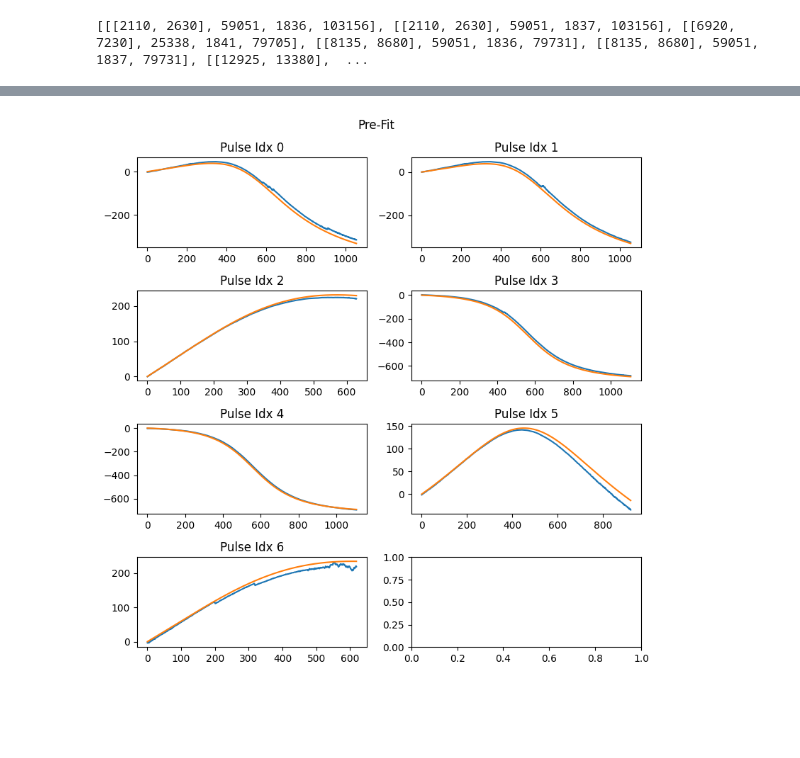
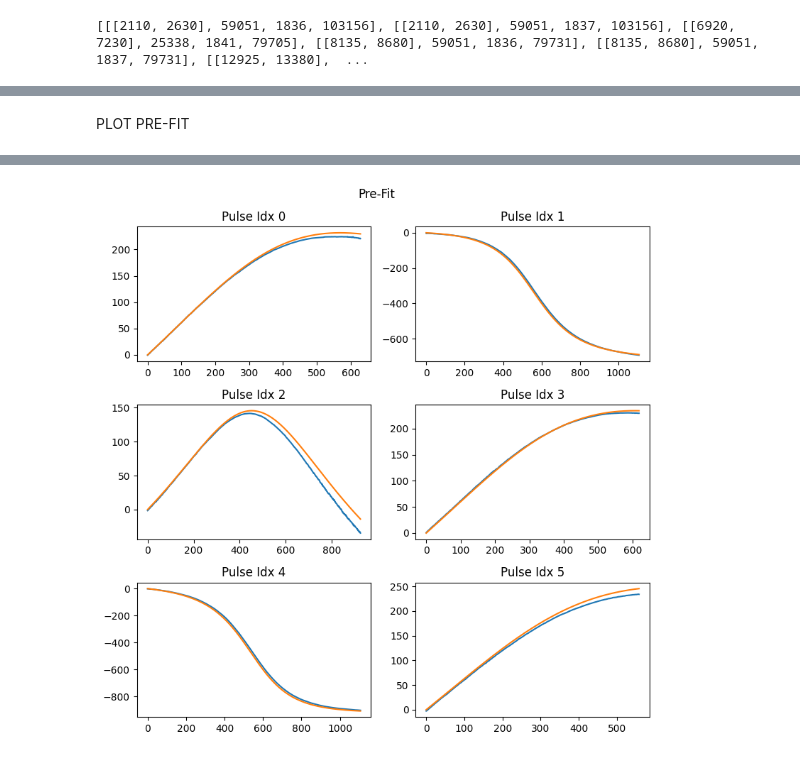
Before and after one commit to ALBATROS-Experiment/albatros_analysis, a Jupyter notebook: scripts/orbcomm/fitting/calib_iterate_pulse.ipynb, the cells around one changed output, grey strips where cells are left out. Saved outputs shown, nothing was run; the diff lists cells and outputs as text; code cells hidden in the pictures; blank space fills up the shorter version.

```diff
--- a/scripts/orbcomm/fitting/calib_iterate_pulse.ipynb
+++ b/scripts/orbcomm/fitting/calib_iterate_pulse.ipynb
@@ -177,0 +24,3 @@ coords.append(a2_coords)
+# %%
+config_file_name = 'config_mars_2024.json'
+baseline_idx = 1
@@ -233,0 +108,14 @@ print(info)
+# %%
+with open("pulsedata_1721900002_1748541899.json", "r") as f:
+    pulsedata = json.load(f)
+
+    specnum_offsets = []
+    for pulse_idx, details in enumerate(pulsedata["1721900002"]["antenna 1"]):
+
+        timestream_offset = details["timestream_offset"]
+
+        #here is where I want to impose my condition on what pulses I decide to use.
+        #I'm thinking if RELIABLE then we take, and if it has multiple channels and both agree we take also.
+        #question is how to distinguish between two satellites when they are in the same pulse. Ignore these?
+
+        BOOL = False
@@ -233,0 +124,4 @@ print(info)
+# %%
+idx_list = [2, 4, 5, 7, 9, 12]
+good_info = [info[i] for i in idx_list]
+print(good_info)
@@ -234,22 +219,22 @@ print(info)
 # %%
 observed_data = []
 time_total = time.time()
-for pulse_idx in range(len(info)):
+for pulse_idx in range(len(good_info)):
 
     print(f"---------STARTING PULSE {pulse_idx}---------")
 
     #--------times-----
-    relative_start_time = info[pulse_idx][0][0]
-    pulse_duration_chunks = int(  (info[pulse_idx][0][1] - info[pulse_idx][0][0]) / (T_SPECTRA * v_acclen)  )
+    relative_start_time = good_info[pulse_idx][0][0]
+    pulse_duration_chunks = int((good_info[pulse_idx][0][1] - good_info[pulse_idx][0][0]) / (T_SPECTRA * v_acclen)  )
     t_start = global_start_time + relative_start_time
     t_end = t_start + visibility_window
 
     #----get initialized information----
-    files_a1, idx1 = butils.get_init_info(t_start, t_end, a1_path)
+    files_a1, idx1 = butils.get_init_info(t_start, t_end, ref_path)
     files_a2, idx2 = butils.get_init_info(t_start, t_end, a2_path)
 
     #------get corrected offsets-----
-    idx_correction = info[pulse_idx][3] - 100000
+    idx_correction = good_info[pulse_idx][3] - 100000
     if idx_correction>0:
         idx1_v = idx1 + idx_correction
         idx2_v = idx2
@@ -264,7 +249,7 @@ for pulse_idx in range(len(info)):
     chanend = np.where(channels == 1852)[0][0]
     nchans=chanend-chanstart
 
-    chan_bigidx = info[pulse_idx][2]
+    chan_bigidx = good_info[pulse_idx][2]
     chanmap = channels[chanstart:chanend].astype(int)
     chan_smallidx = np.where(chanmap == chan_bigidx)[0][0]
 
@@ -280,7 +265,7 @@ for pulse_idx in range(len(info)):
     time_pulse=time.time()
     #print(f"--------- Processing Pulse Idx {pulse_idx} ---------")
     for i, (chunk1,chunk2) in enumerate(zip(ant1,ant2)):
-            xcorr = avg_xcorr_4bit_2ant_float(
+            xcorr = ch.avg_xcorr_4bit_2ant_float(
                 chunk1['pol0'],
                 chunk2['pol0'],
                 chunk1['specnums'],
@@ -295,9 +280,6 @@ for pulse_idx in range(len(info)):
     obs = np.unwrap(vis_phase[0:pulse_duration_chunks, chan_smallidx])
     observed_data.append(obs)
 
-    if pulse_idx == 6:
-        break
-
 print("Done with everything. Time taken:", time.time() - time_total)
 # %% [output]
 ---------STARTING PULSE 0---------
@@ -320,3 +302,5 @@ Done with everything. Time taken: 634.5973069667816
+# %% [markdown]
+PLOT PRE-FIT
 # %%
 fig, ax = plt.subplots(int(np.ceil(len(observed_data)/2)), 2)
 fig.set_size_inches(8, 8)
@@ -324,7 +308,7 @@ ax = ax.flatten()
 fig.suptitle(f"Pre-Fit")
 for pulse_idx in range(len(observed_data)):
     print(pulse_idx)
-    predicted_data = phase_pred(a2_coords, info, pulse_idx)
+    predicted_data = ch.phase_pred(a2_coords, pulse_idx, good_info, context)
     ax[pulse_idx].set_title(f"Pulse Idx {pulse_idx}")
     ax[pulse_idx].plot(observed_data[pulse_idx])
     ax[pulse_idx].plot(predicted_data)
@@ -349 +331 @@ catalog #33591 epoch 2024-07-25 21:24:09 UTC
-[figure, old version]
+[figure, new version]
```
Also changed, not shown: parts of 39 cells of this notebook, 13 other files.
